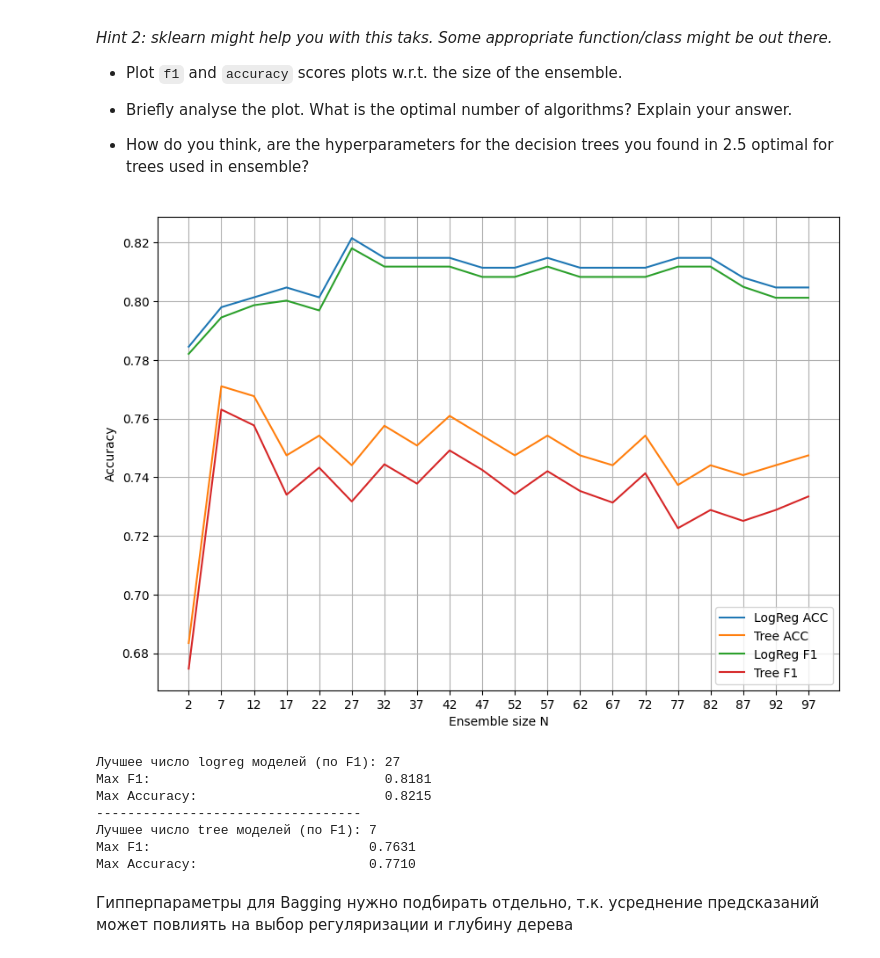
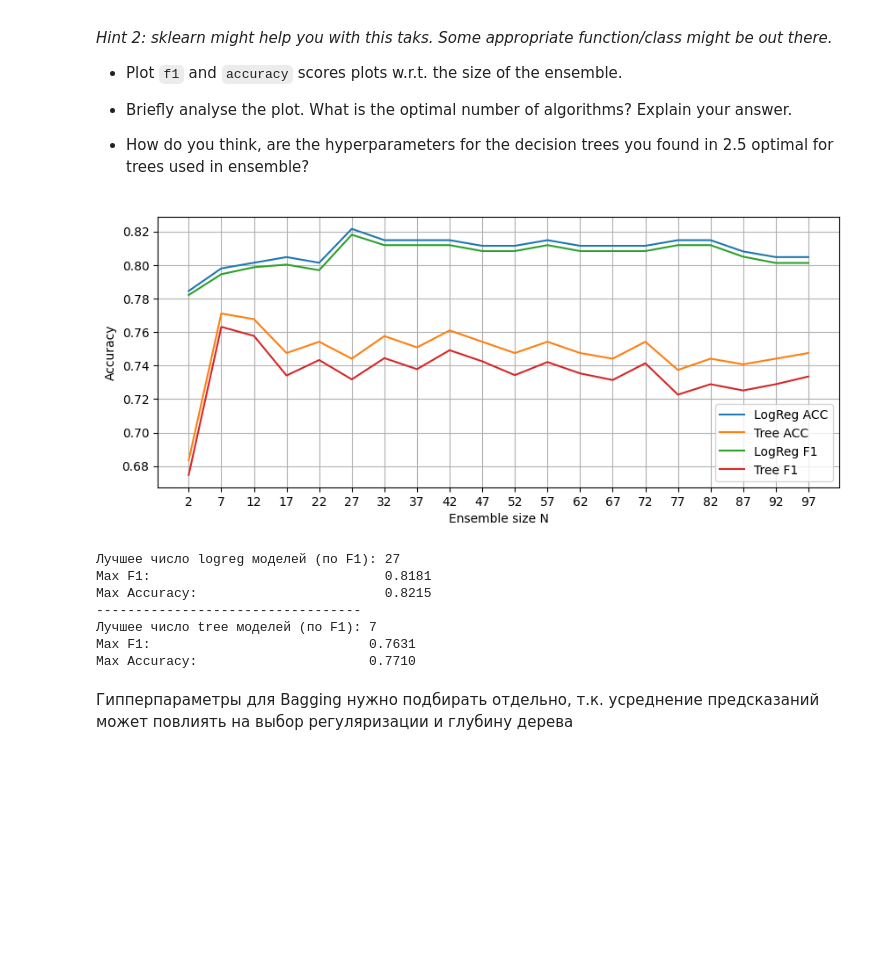
Before and after one commit to EgorOvechkin/lab, a Jupyter notebook: lab01_part2.ipynb, the cells around one changed output. Cells and saved outputs as stored; diff of their text form; code cells hidden in the pictures; blank space fills up the shorter version.

```diff
--- a/lab01_part2.ipynb
+++ b/lab01_part2.ipynb
@@ -434,33 +434,33 @@ for n in n_range:
     acc_tree.append(accuracy_score(y_test, tree_preds))
     f1_tree.append(f1_score(y_test, tree_preds, average='macro'))
 # %%
-plt.figure(figsize=(10, 7))
+plt.figure(figsize=(10, 4))
 plt.plot(n_range, acc_log, label="LogReg ACC")
 plt.plot(n_range, acc_tree, label="Tree ACC")
 plt.plot(n_range, f1_log, label="LogReg F1")
 plt.plot(n_range, f1_tree, label="Tree F1")
 plt.xticks(n_range)
 plt.xlabel("Ensemble size N")
 plt.ylabel("Accuracy")
 plt.legend()
 plt.grid(True)
 plt.show()
 
 
 ns = list(n_range)
 best_idx = np.argmax(f1_log)
 best_n_log = ns[best_idx]
 print(f'Лучшее число logreg моделей (по F1): {best_n_log}')
 print(f'Max F1:                              {f1_log[best_idx]:.4f}')
 print(f'Max Accuracy:                        {acc_log[best_idx]:.4f}')
 print("----------------------------------")
 best_idx = np.argmax(f1_tree)
 best_n_trees = ns[best_idx]
 print(f'Лучшее число tree моделей (по F1): {best_n_trees}')
 print(f'Max F1:                            {f1_tree[best_idx]:.4f}')
 print(f'Max Accuracy:                      {acc_tree[best_idx]:.4f}')
 # %% [output]
-[figure, old version]
+[figure, new version]
 Лучшее число logreg моделей (по F1): 27
 Max F1:                              0.8181
 Max Accuracy:                        0.8215
```
Also changed, not shown: parts of 4 cells of this notebook.
